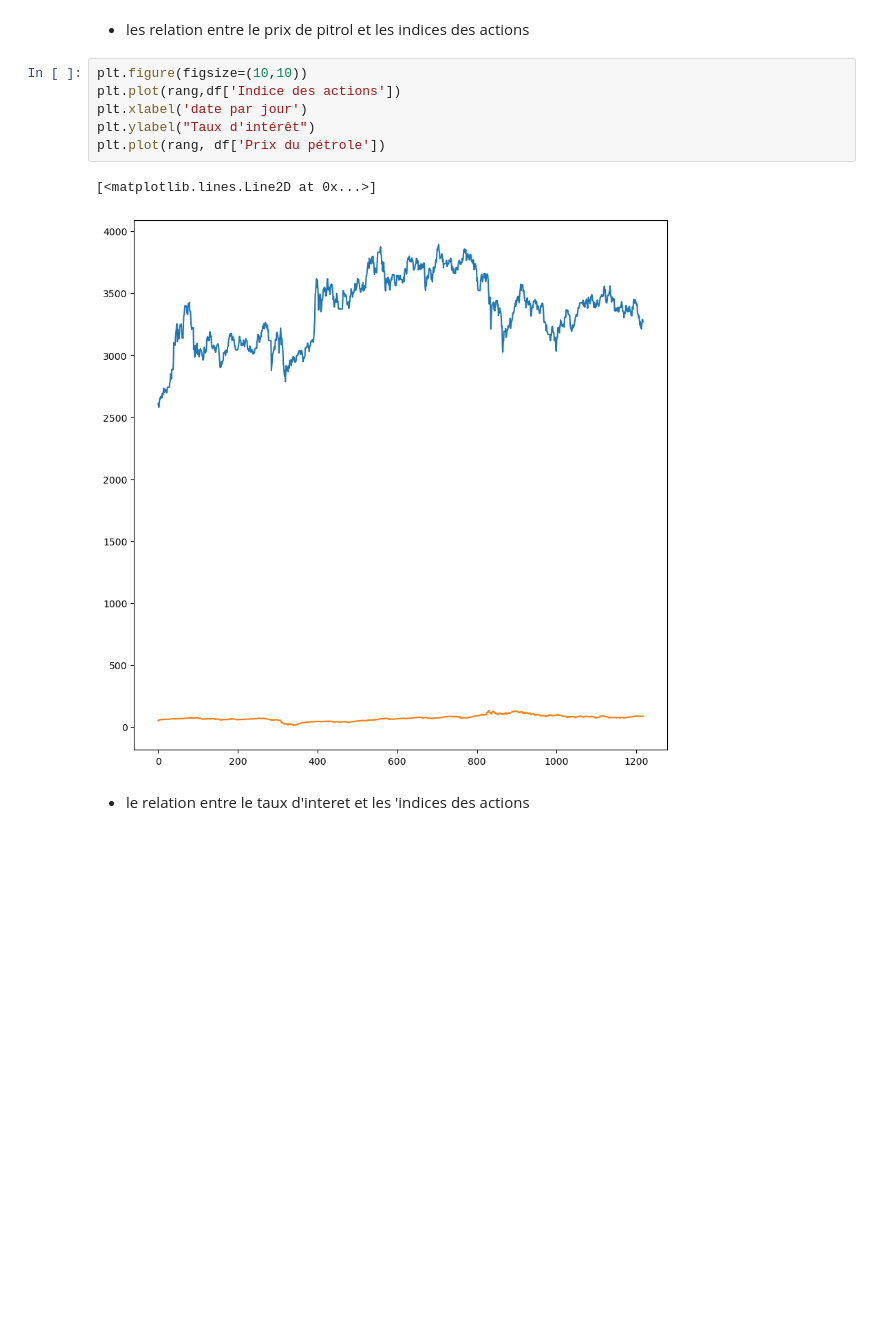
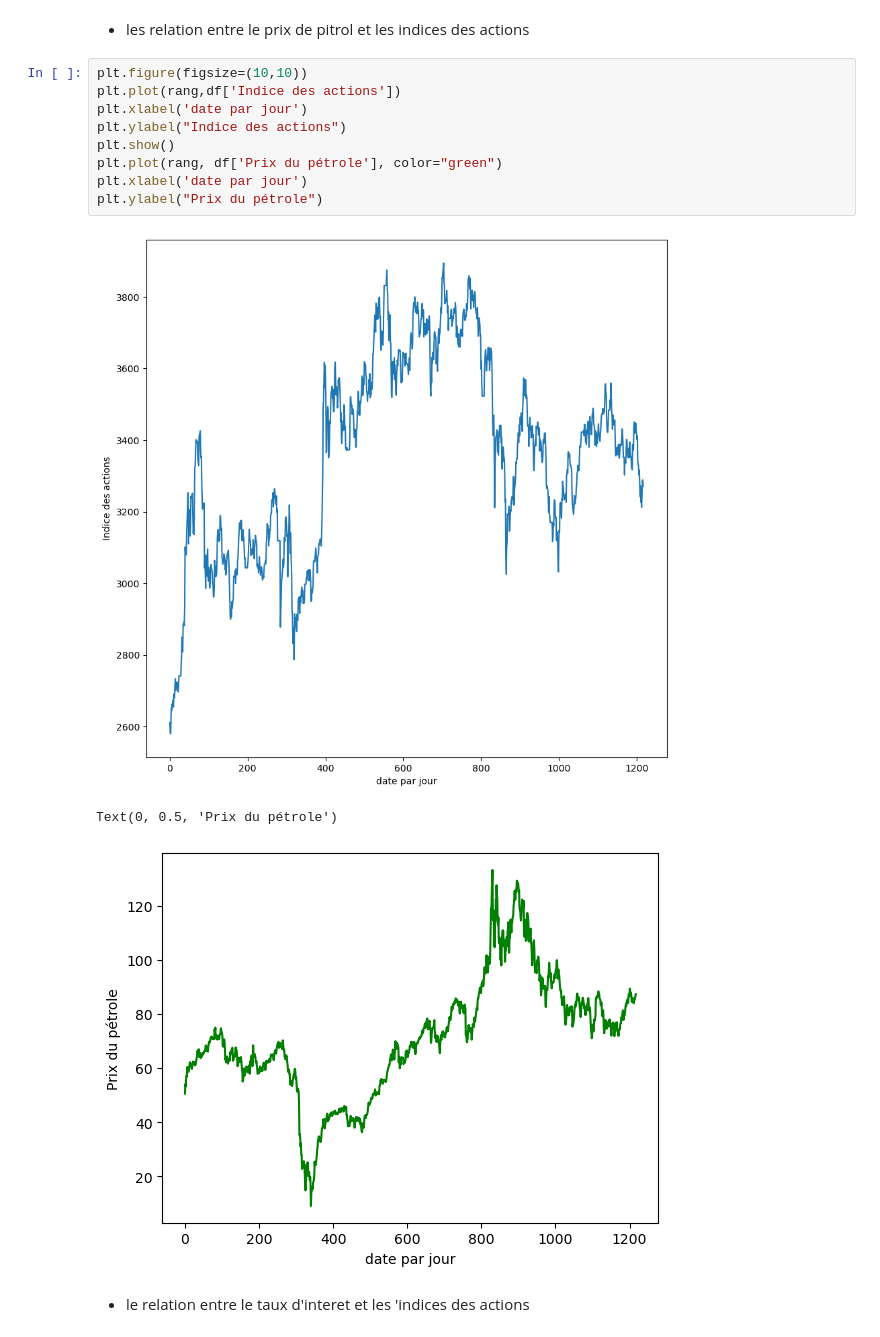
Before and after one commit to samaalibassem123/My-first-Hackathon, a Jupyter notebook: main.ipynb, the cells around one changed output. Drawn from its saved outputs; the diff is of its cells as text; blank space fills up the shorter version.

```diff
--- a/main.ipynb
+++ b/main.ipynb
@@ -187,12 +189,16 @@ rang = np.arange(rang[0])
 # %%
 plt.figure(figsize=(10,10))
 plt.plot(rang,df['Indice des actions'])
 plt.xlabel('date par jour')
-plt.ylabel("Taux d'intérêt")
-plt.plot(rang, df['Prix du pétrole'])
+plt.ylabel("Indice des actions")
+plt.show()
+plt.plot(rang, df['Prix du pétrole'], color="green")
+plt.xlabel('date par jour')
+plt.ylabel("Prix du pétrole")
 # %% [output]
+[figure, new version]
-[<matplotlib.lines.Line2D at 0x...>]
+Text(0, 0.5, 'Prix du pétrole')
-[figure, old version]
+[figure, added]
 # %% [markdown]
 * le relation entre le taux d'interet et les 'indices des actions
 # %%
```
Also changed, not shown: parts of 4 cells of this notebook, 2 other files.
